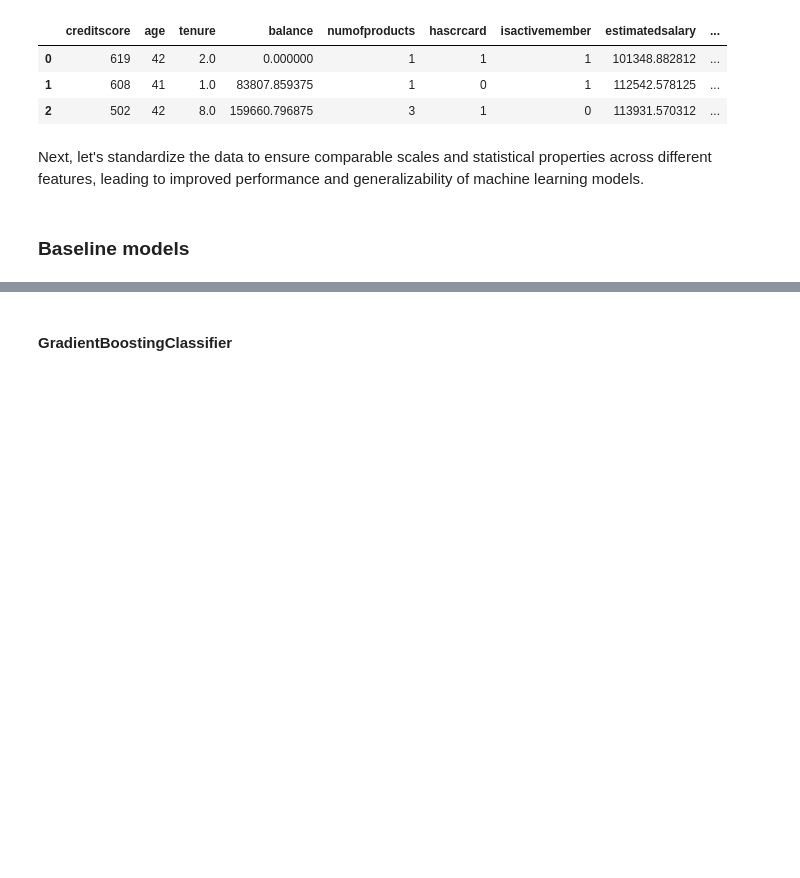
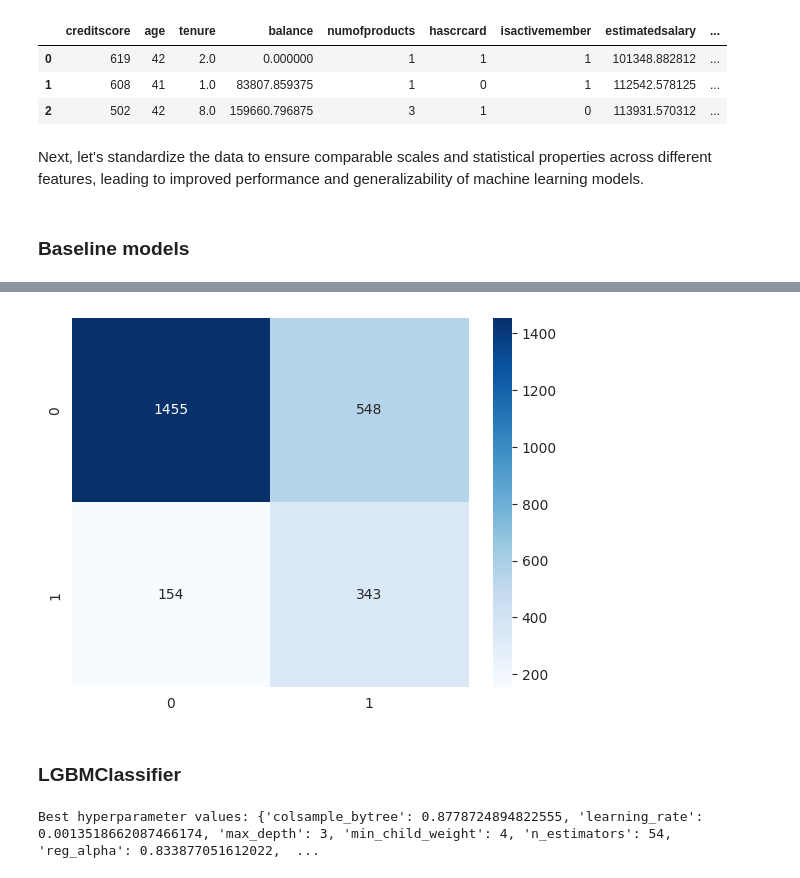
Before and after one commit to dkalenov/bank-customer-churn-prediction, a Jupyter notebook: Bank_customer_churn_prediction.ipynb, the cells around one changed output, grey strips where cells are left out. Saved outputs shown, nothing was run; the diff lists cells and outputs as text; code cells hidden in the pictures; blank space fills up the shorter version.

```diff
--- a/Bank_customer_churn_prediction.ipynb
+++ b/Bank_customer_churn_prediction.ipynb
@@ -952,2 +1008,46 @@ models_df
+# %%
+from sklearn.metrics import confusion_matrix
+import seaborn as sns
+
+cm_train = confusion_matrix(y_test, y_test_predict)
+sns.heatmap(cm_train, annot=True, fmt='d', cmap='Blues')
+plt.show()
+# %% [output]
+[figure, added]
 # %% [markdown]
-#### GradientBoostingClassifier
+### LGBMClassifier
+# %%
+from hyperopt import fmin, tpe, hp, Trials
+import numpy as np
+from sklearn.model_selection import cross_val_score
+from lightgbm import LGBMClassifier
+
+space = {
+    'n_estimators': hp.choice('n_estimators', range(50, 201)),
+    'learning_rate': hp.uniform('learning_rate', 0.001, 0.9),
+    'max_depth': hp.choice('max_depth', range(3, 15)),
+    'min_child_weight': hp.choice('min_child_weight', range(1, 6)),
+    'subsample': hp.uniform('subsample', 0.5, 1.0),
+    'colsample_bytree': hp.uniform('colsample_bytree', 0.5, 1.0),
+    'reg_alpha': hp.uniform('reg_alpha', 0, 10),
+    'reg_lambda': hp.uniform('reg_lambda', 0, 10),
+}
+
+def hyperopt_lgbm(params, cv=5, X=X_train_scaled, y=y_train):
+    model = LGBMClassifier(class_weight='balanced', verbosity=-1, random_state=42, **params)
+    model.fit(X, y)
+    score = cross_val_score(model, X, y, cv=cv, scoring="recall", n_jobs=-1).mean()
+    return -score
+
+trials = Trials()
+best = fmin(hyperopt_lgbm,
+            space=space,
+            algo=tpe.suggest,
+            max_evals=100,
+            trials=trials,
+            rstate=np.random.default_rng(42)
+           )
+
+print(f"Best hyperparameter values: {best}")
+# %% [output]
+Best hyperparameter values: {'colsample_bytree': 0.8778724894822555, 'learning_rate': 0.0013518662087466174, 'max_depth': 3, 'min_child_weight': 4, 'n_estimators': 54, 'reg_alpha': 0.833877051612022,  ...
```
Also changed, not shown: parts of 28 cells of this notebook.
